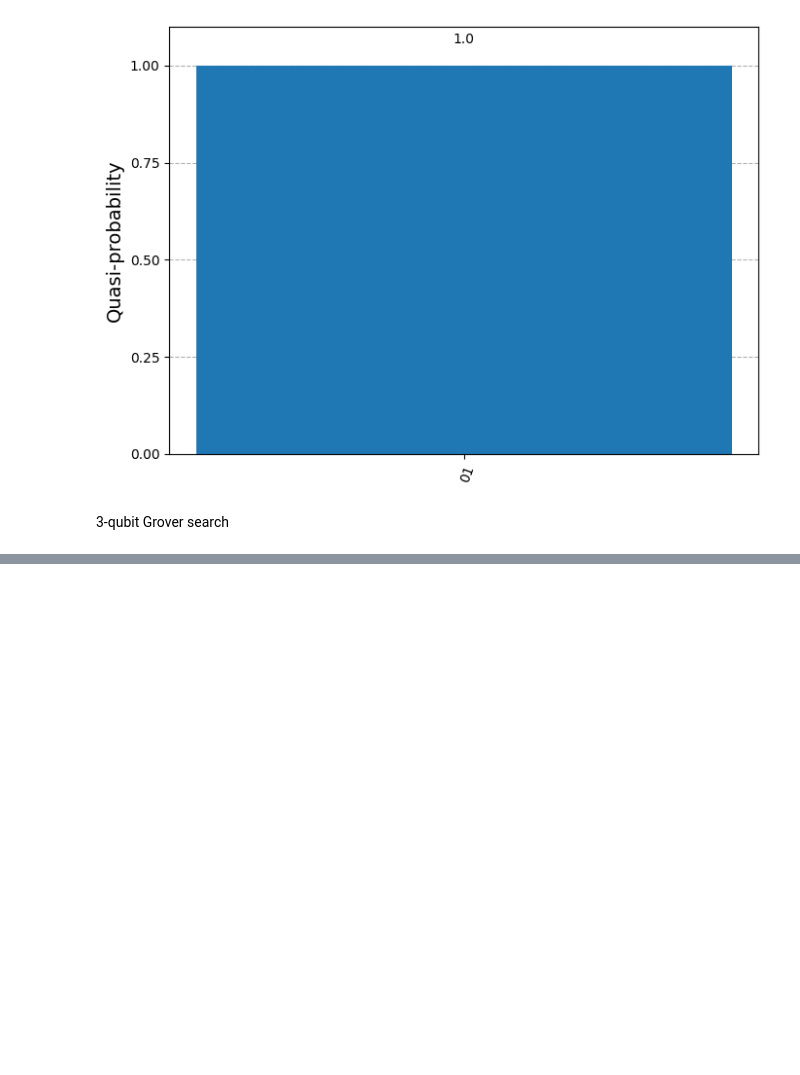
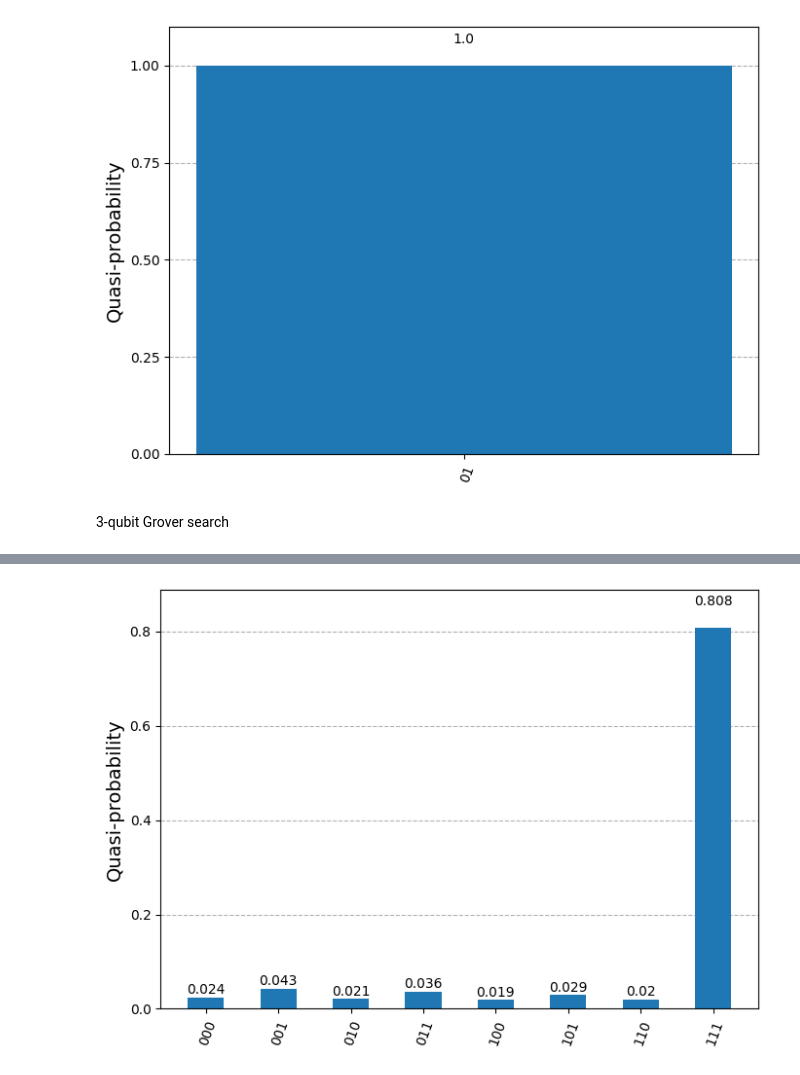
Before and after one commit to 10kshaodow/Quantum-Grover-s-Oracle, a Jupyter notebook: Grover.ipynb, the cells around one changed output, grey strips where cells are left out. Cells and saved outputs as stored; diff of their text form; code cells hidden in the pictures; blank space fills up the shorter version.

Commit message:
3qubit oracle histogram dispalyed

```diff
--- a/Grover.ipynb
+++ b/Grover.ipynb
@@ -195,0 +196,15 @@ plt.close(fig)  # prevent figures from stacking up
+# %%
+# Define backend that will simulate quantum circuit
+aer_sim = AerSimulator()
+
+# Transpile the circuit to work on the AerSimulator
+grovers_aer = transpile(groverCircuit_3Qubit,backend = aer_sim )
+
+# Run the transpiled circuit on the simulator
+result = aer_sim.run(grovers_aer).result()
+counts = result.get_counts()
+
+# Plot the distribution
+plot_distribution(counts)
+# %% [output]
+[figure, added]
```
Also changed, not shown: parts of 1 cell of this notebook.
